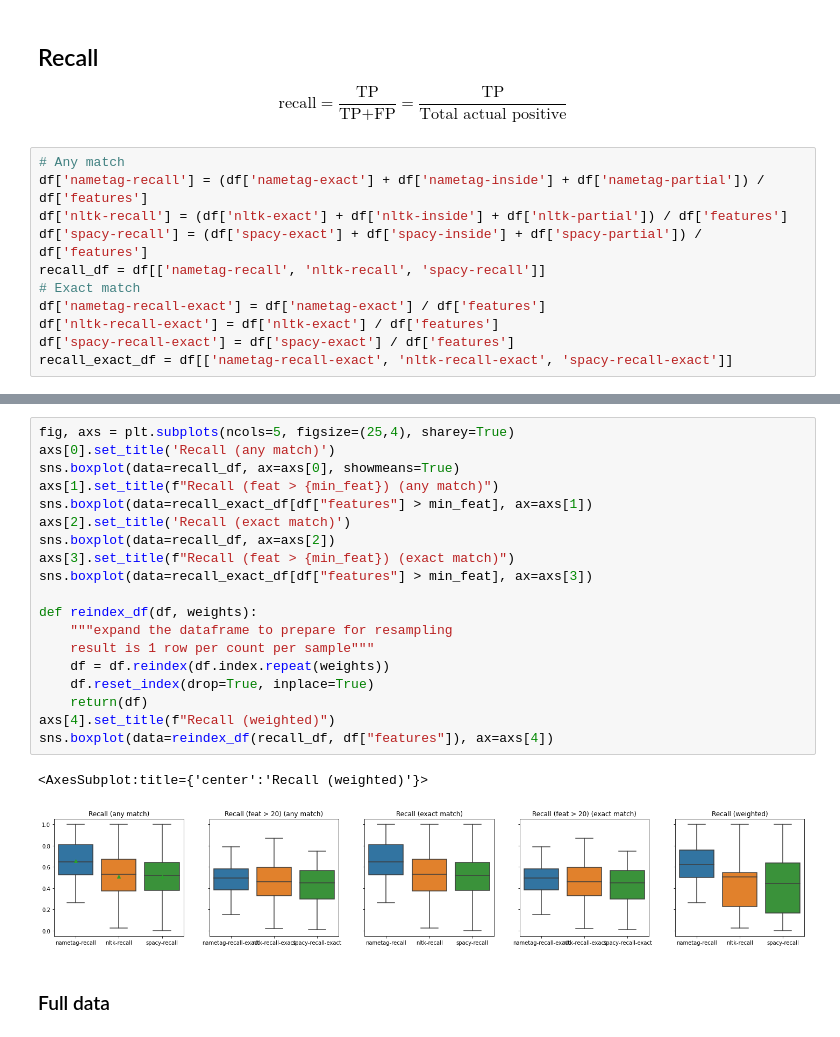
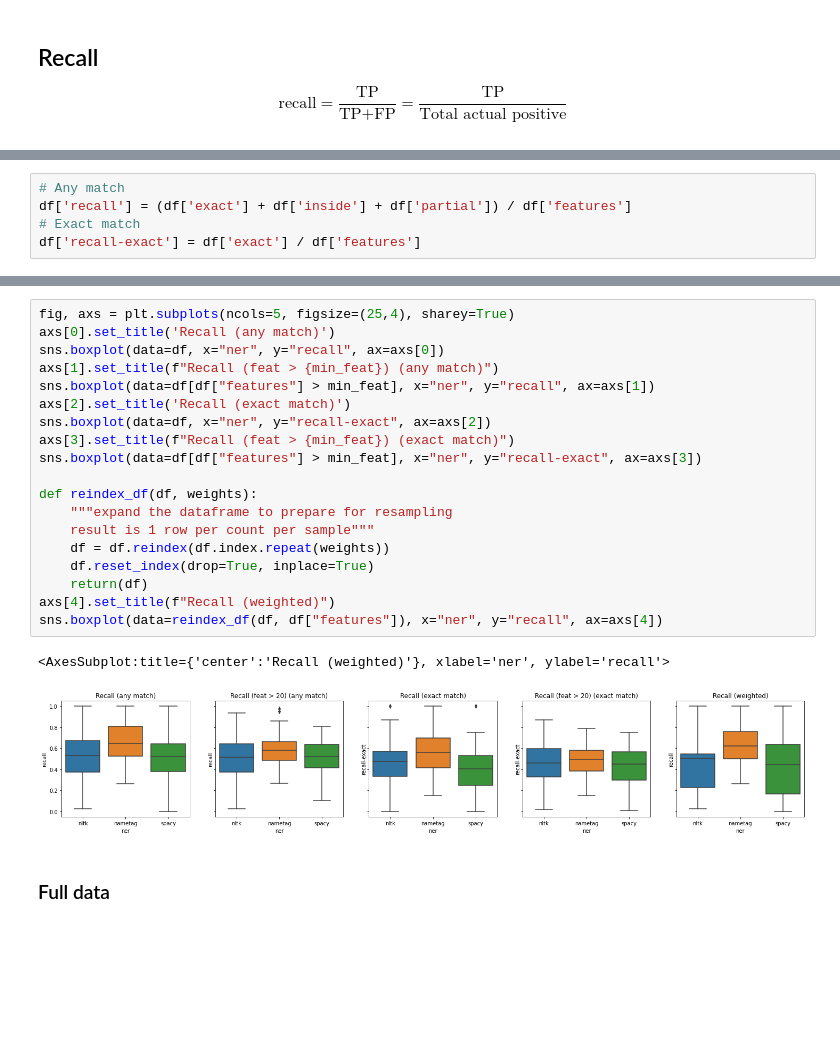
Before and after one commit to ELITR/pseudonymizer, a Jupyter notebook: ner-eval/graph.ipynb, the cells around one changed output, grey strips where cells are left out. Drawn from its saved outputs; the diff is of its cells as text; blank space fills up the shorter version.

Commit message:
eval: Add tokenization graph a update to new data format

```diff
--- a/ner-eval/graph.ipynb
+++ b/ner-eval/graph.ipynb
@@ -65,14 +87,3 @@ profile = ProfileReport(df[df["features"] > min_feat])
 # %% [markdown]
 ## Recall
 $$ \text{recall} = \frac{\text{TP}}{\text{TP} + \text{FP}} = \frac{\text{TP}}{\text{Total actual positive}} $$
-# %%
-# Any match
-df['nametag-recall'] = (df['nametag-exact'] + df['nametag-inside'] + df['nametag-partial']) / df['features']
-df['nltk-recall'] = (df['nltk-exact'] + df['nltk-inside'] + df['nltk-partial']) / df['features']
-df['spacy-recall'] = (df['spacy-exact'] + df['spacy-inside'] + df['spacy-partial']) / df['features']
-recall_df = df[['nametag-recall', 'nltk-recall', 'spacy-recall']]
-# Exact match
-df['nametag-recall-exact'] = df['nametag-exact'] / df['features']
-df['nltk-recall-exact'] = df['nltk-exact'] / df['features']
-df['spacy-recall-exact'] = df['spacy-exact'] / df['features']
-recall_exact_df = df[['nametag-recall-exact', 'nltk-recall-exact', 'spacy-recall-exact']]
@@ -102,0 +90,5 @@ recall_df[df["features"] > min_feat].describe()
+# %%
+# Any match
+df['recall'] = (df['exact'] + df['inside'] + df['partial']) / df['features']
+# Exact match
+df['recall-exact'] = df['exact'] / df['features']
@@ -123,25 +122,25 @@ array([[<AxesSubplot:title={'center':'nametag-recall'}>,
 # %%
 fig, axs = plt.subplots(ncols=5, figsize=(25,4), sharey=True)
 axs[0].set_title('Recall (any match)')
-sns.boxplot(data=recall_df, ax=axs[0], showmeans=True)
+sns.boxplot(data=df, x="ner", y="recall", ax=axs[0])
 axs[1].set_title(f"Recall (feat > {min_feat}) (any match)")
-sns.boxplot(data=recall_exact_df[df["features"] > min_feat], ax=axs[1])
+sns.boxplot(data=df[df["features"] > min_feat], x="ner", y="recall", ax=axs[1])
 axs[2].set_title('Recall (exact match)')
-sns.boxplot(data=recall_df, ax=axs[2])
+sns.boxplot(data=df, x="ner", y="recall-exact", ax=axs[2])
 axs[3].set_title(f"Recall (feat > {min_feat}) (exact match)")
-sns.boxplot(data=recall_exact_df[df["features"] > min_feat], ax=axs[3])
+sns.boxplot(data=df[df["features"] > min_feat], x="ner", y="recall-exact", ax=axs[3])
 
 def reindex_df(df, weights):
     """expand the dataframe to prepare for resampling
     result is 1 row per count per sample"""
     df = df.reindex(df.index.repeat(weights))
     df.reset_index(drop=True, inplace=True)
     return(df)
 axs[4].set_title(f"Recall (weighted)")
-sns.boxplot(data=reindex_df(recall_df, df["features"]), ax=axs[4])
+sns.boxplot(data=reindex_df(df, df["features"]), x="ner", y="recall", ax=axs[4])
 # %% [output]
-<AxesSubplot:title={'center':'Recall (weighted)'}>
+<AxesSubplot:title={'center':'Recall (weighted)'}, xlabel='ner', ylabel='recall'>
-[figure, old version]
+[figure, new version]
 # %% [markdown]
 ### Full data
 # %%
```
Also changed, not shown: parts of 23 cells of this notebook.
